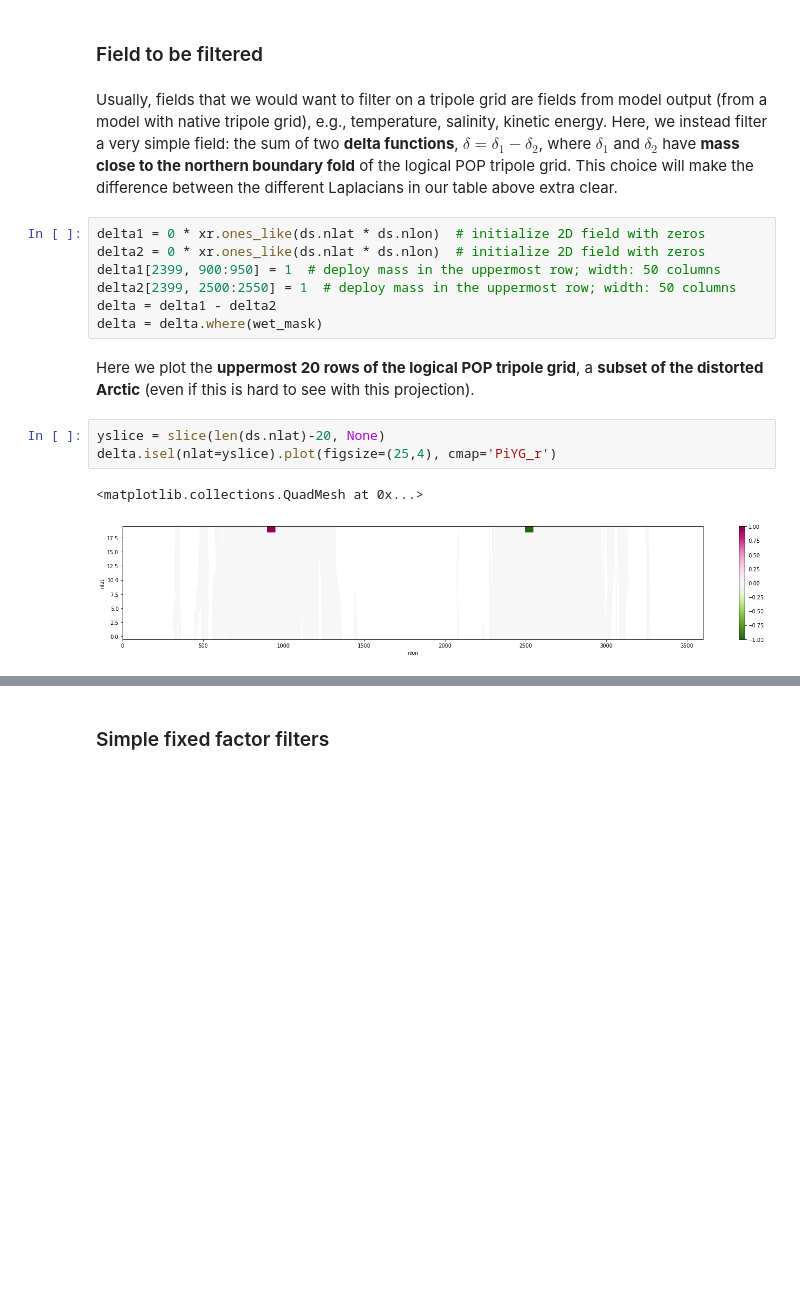
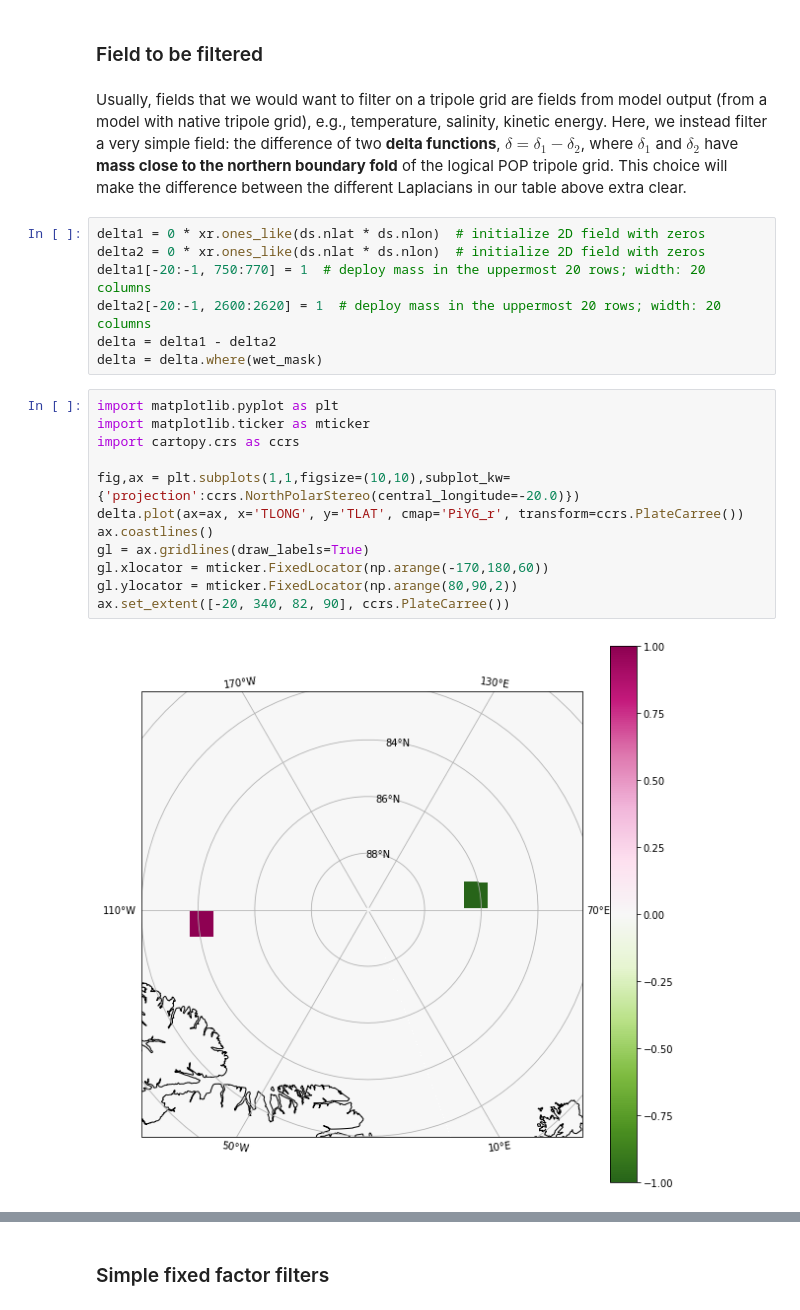
Before and after one commit to ocean-eddy-cpt/gcm-filters, a Jupyter notebook: docs/tutorial_tripole_grid.ipynb, the cells around one changed output, grey strips where cells are left out. Cells and saved outputs as stored; diff of their text form; blank space fills up the shorter version.

Commit message:
Plot POP data on stereographic projections

```diff
--- a/docs/tutorial_tripole_grid.ipynb
+++ b/docs/tutorial_tripole_grid.ipynb
@@ -98,20 +98,26 @@ array(2245.78304344)
 # %% [markdown]
 ### Field to be filtered
 # %% [markdown]
-Usually, fields that we would want to filter on a tripole grid are fields from model output (from a model with native tripole grid), e.g., temperature, salinity, kinetic energy. Here, we instead filter a very simple field: the sum of two **delta functions**, $\delta = \delta_1 - \delta_2$, where $\delta_1$ and $\delta_2$ have **mass close to the northern boundary fold** of the logical POP tripole grid. This choice will make the difference between the different Laplacians in our table above extra clear.
+Usually, fields that we would want to filter on a tripole grid are fields from model output (from a model with native tripole grid), e.g., temperature, salinity, kinetic energy. Here, we instead filter a very simple field: the difference of two **delta functions**, $\delta = \delta_1 - \delta_2$, where $\delta_1$ and $\delta_2$ have **mass close to the northern boundary fold** of the logical POP tripole grid. This choice will make the difference between the different Laplacians in our table above extra clear.
 # %%
 delta1 = 0 * xr.ones_like(ds.nlat * ds.nlon)  # initialize 2D field with zeros
 delta2 = 0 * xr.ones_like(ds.nlat * ds.nlon)  # initialize 2D field with zeros
-delta1[2399, 900:950] = 1  # deploy mass in the uppermost row; width: 50 columns
-delta2[2399, 2500:2550] = 1  # deploy mass in the uppermost row; width: 50 columns
+delta1[-20:-1, 750:770] = 1  # deploy mass in the uppermost 20 rows; width: 20 columns
+delta2[-20:-1, 2600:2620] = 1  # deploy mass in the uppermost 20 rows; width: 20 columns
 delta = delta1 - delta2
 delta = delta.where(wet_mask)
-# %% [markdown]
-Here we plot the **uppermost 20 rows of the logical POP tripole grid**, a **subset of the distorted Arctic** (even if this is hard to see with this projection).
-# %%
-yslice = slice(len(ds.nlat)-20, None)
-delta.isel(nlat=yslice).plot(figsize=(25,4), cmap='PiYG_r')
-# %% [output]
-<matplotlib.collections.QuadMesh at 0x...>
-[figure, removed]
+# %%
+import matplotlib.pyplot as plt
+import matplotlib.ticker as mticker
+import cartopy.crs as ccrs
+
+fig,ax = plt.subplots(1,1,figsize=(10,10),subplot_kw={'projection':ccrs.NorthPolarStereo(central_longitude=-20.0)})
+delta.plot(ax=ax, x='TLONG', y='TLAT', cmap='PiYG_r', transform=ccrs.PlateCarree())
+ax.coastlines()
+gl = ax.gridlines(draw_labels=True)
+gl.xlocator = mticker.FixedLocator(np.arange(-170,180,60))
+gl.ylocator = mticker.FixedLocator(np.arange(80,90,2))
+ax.set_extent([-20, 340, 82, 90], ccrs.PlateCarree())
+# %% [output]
+[figure, added]
 # %% [markdown]
```
Also changed, not shown: parts of 25 cells of this notebook.
